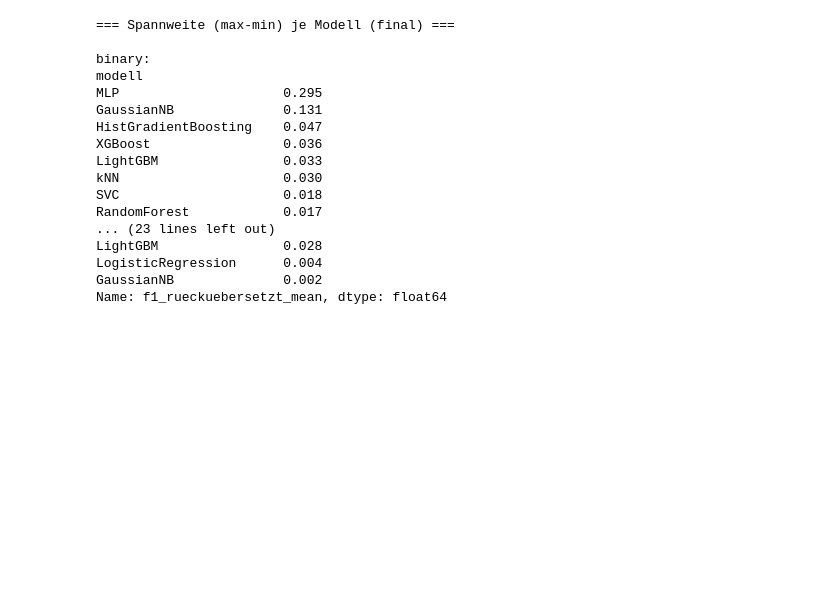
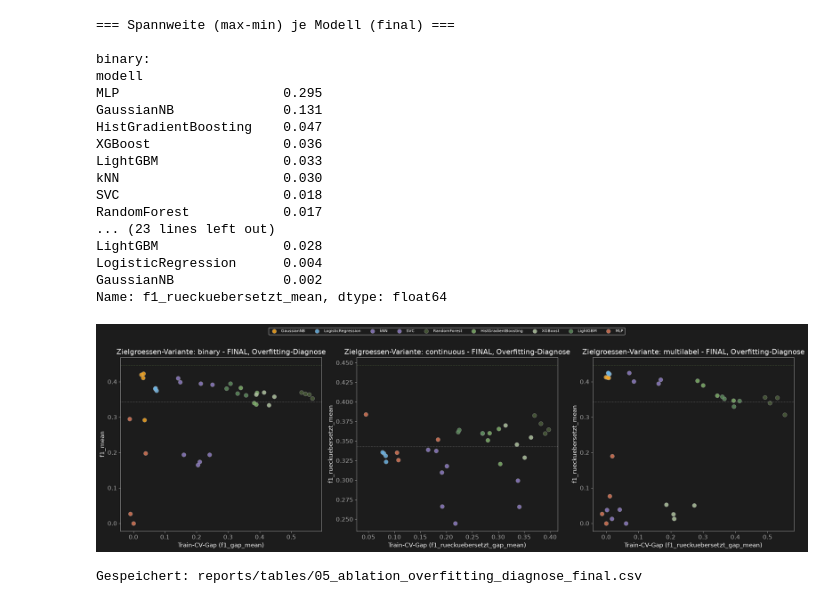
Before and after one commit to AwaTekoete/_MyExtrusionML_Synthetisch, a Jupyter notebook: notebooks/05_modeling_model_a.ipynb, the cells around one changed output. Drawn from its saved outputs; the diff is of its cells as text; code cells hidden in the pictures; blank space fills up the shorter version.

Commit message:
feat: Grafik 4 final - simple models (GaussianNB/LogReg/SVC) achieve top F1 with minimal overfitting vs. boosting models

```diff
--- a/notebooks/05_modeling_model_a.ipynb
+++ b/notebooks/05_modeling_model_a.ipynb
@@ -1236,3 +1236,46 @@ LightGBM                0.028
 LogisticRegression      0.004
 GaussianNB              0.002
 Name: f1_rueckuebersetzt_mean, dtype: float64
+# %%
+# =============================================================================
+# Zelle 25 – Grafik 4 (FINAL): Train-CV-Gap vs. Validierungs-F1
+# =============================================================================
+gap_col_map = {"binary": "f1_gap_mean", "continuous": "f1_rueckuebersetzt_gap_mean", "multilabel": "f1_rueckuebersetzt_gap_mean"}
+
+fig, axes = plt.subplots(1, 3, figsize=(20, 6))
+alle_scatter_daten = []
+
+for ax, (tv, metric_col) in zip(axes, primary_metric.items()):
+    gap_col = gap_col_map[tv]
+    sub = ergebnisse_final_df[ergebnisse_final_df["zielgroesse"] == tv]
+
+    for modell, farbe in MODELL_PALETTE.items():
+        teil = sub[sub["modell"] == modell]
+        if len(teil) == 0:
+            continue
+        ax.scatter(teil[gap_col], teil[metric_col], label=modell, color=farbe,
+                   alpha=0.85, s=70, edgecolors=COLOR_TEXT_MUTED, linewidths=0.5)
+        for _, row in teil.iterrows():
+            alle_scatter_daten.append({
+                "zielgroesse": tv, "modell": modell, "feature_set": row["feature_set"],
+                "gap": row[gap_col], "validierungs_f1": row[metric_col]
+            })
+
+    ax.axhline(BAYES_FLOOR, color=COLOR_GREEN, linestyle="--", linewidth=1, alpha=0.7)
+    ax.axhline(ZUFALLS_BASELINE, color=COLOR_TEXT_MUTED, linestyle=":", linewidth=1, alpha=0.7)
+    ax.set_title(f"Zielgroessen-Variante: {tv} - FINAL, Overfitting-Diagnose")
+    ax.set_xlabel(f"Train-CV-Gap ({gap_col})")
+    ax.set_ylabel(metric_col)
+
+handles, labels = axes[0].get_legend_handles_labels()
+fig.legend(handles, labels, loc="upper center", bbox_to_anchor=(0.5, 1.08), ncol=9, fontsize=8)
+
+plt.tight_layout()
+save_figure(fig, "../reports/figures/05_ablation_overfitting_diagnose_final.png")
+plt.show()
+
+pd.DataFrame(alle_scatter_daten).to_csv("../reports/tables/05_ablation_overfitting_diagnose_final.csv", index=False)
+print("Gespeichert: reports/tables/05_ablation_overfitting_diagnose_final.csv")
+# %% [output]
+[figure, added]
+Gespeichert: reports/tables/05_ablation_overfitting_diagnose_final.csv
```
Also changed, not shown: 2 other files.
